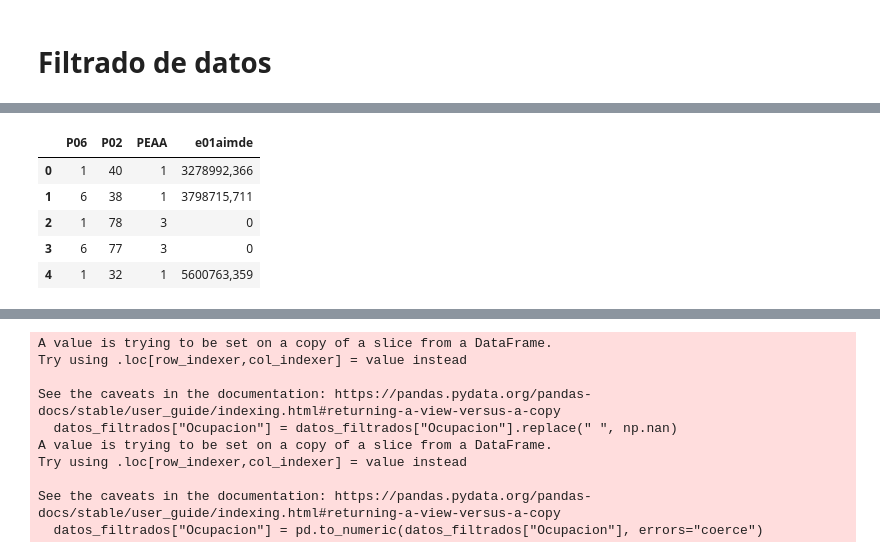
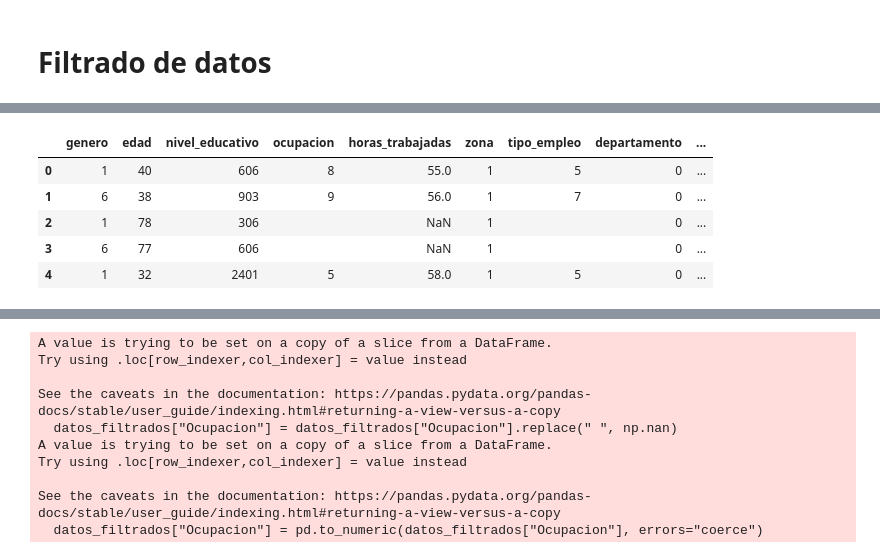
Before and after one commit to diegonoguerarec/data_science_tareas, a Jupyter notebook: 2p/2p_Diego_Noguera.ipynb, the cells around one changed output, grey strips where cells are left out. Saved outputs shown, nothing was run; the diff lists cells and outputs as text; code cells hidden in the pictures.

```diff
--- a/2p/2p_Diego_Noguera.ipynb
+++ b/2p/2p_Diego_Noguera.ipynb
@@ -9,5 +9,5 @@ from scipy.stats import kstest, norm, ttest_ind, mannwhitneyu
 # %% [markdown]
 # Leer los datos
 # %%
-datos = pd.read_csv("REG02_EPHC_ANUAL_2024.csv", sep=";")
+df = pd.read_csv("REG02_EPHC_ANUAL_2024.csv", sep=";")
 # %%
@@ -45,3 +49,17 @@ Para el analisis voy a utilizar solo las siguientes columnas
 # %%
 # Dataframe con solo las columnas necesarias
-datos_filtrados = datos[["P06", "P02", "PEAA", "e01aimde"]]
+cols = ["P06", "P02", "ED0504", "OCUP_PEA", "HORAB", "AREA", "RAMA_PEA", "DPTO", "e01aimde"]
+df = df[cols]
+# %%
+# Renombrar para que sea más legible
+df = df.rename(columns={
+    "P06": "genero",
+    "P02": "edad",
+    "ED0504": "nivel_educativo",
+    "OCUP_PEA": "ocupacion",
+    "HORAB": "horas_trabajadas",
+    "AREA": "zona",
+    "RAMA_PEA": "tipo_empleo",
+    "DPTO": "departamento",
+    "e01aimde": "salario_neto"
+})
@@ -48,10 +85,14 @@ datos_filtrados = datos[["P06", "P02", "PEAA", "e01aimde"]]
+# %%
+# Convertir directamente a numérico sin eliminar valores válidos
+df["salario_neto"] = pd.to_numeric(df["salario_neto"], errors="coerce")
+df["horas_trabajadas"] = pd.to_numeric(df["horas_trabajadas"], errors="coerce")
 # %%
-datos_filtrados.head()
+df.head()
 # %% [output]
-|  | P06 | P02 | PEAA | e01aimde |
-| 0 | 1 | 40 | 1 | 3278992,366 |
-| 1 | 6 | 38 | 1 | 3798715,711 |
-| 2 | 1 | 78 | 3 | 0 |
-| 3 | 6 | 77 | 3 | 0 |
-| 4 | 1 | 32 | 1 | 5600763,359 |
+|  | genero | edad | nivel_educativo | ocupacion | horas_trabajadas | zona | tipo_empleo | departamento | ... |
+| 0 | 1 | 40 | 606 | 8 | 55.0 | 1 | 5 | 0 | ... |
+| 1 | 6 | 38 | 903 | 9 | 56.0 | 1 | 7 | 0 | ... |
+| 2 | 1 | 78 | 306 |  | NaN | 1 |  | 0 | ... |
+| 3 | 6 | 77 | 606 |  | NaN | 1 |  | 0 | ... |
+| 4 | 1 | 32 | 2401 | 5 | 58.0 | 1 | 5 | 0 | ... |
 # %%
```
Also changed, not shown: parts of 9 cells of this notebook.
